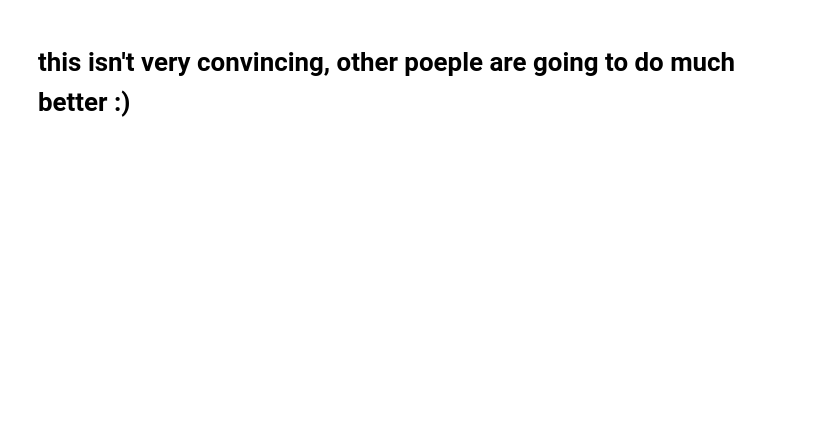
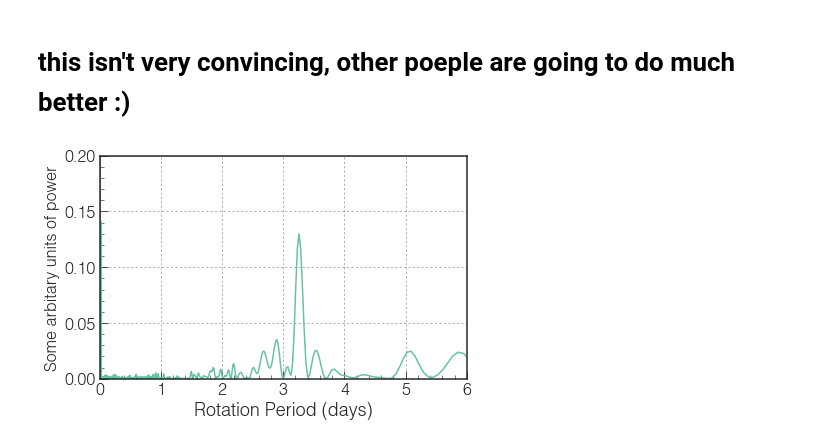
Before and after one commit to mrtommyb/trappist-lc, a Jupyter notebook: TRAPPIST-1-transit-code.ipynb, the cells around one changed output. Saved outputs shown, nothing was run; the diff lists cells and outputs as text; code cells hidden in the pictures; blank space fills up the shorter version.

```diff
--- a/TRAPPIST-1-transit-code.ipynb
+++ b/TRAPPIST-1-transit-code.ipynb
@@ -247,2 +277,16 @@ ax3.set_ylabel('Relative Change in Brightness (ppm)', fontsize=14)
 # %% [markdown]
 # this isn't very convincing, other poeple are going to do much better :)
+# %%
+from astropy.stats import LombScargle
+cc = corflux - 1.0
+frequency, power = LombScargle(t1[np.abs(cc) < 0.015],cc[np.abs(cc) < 0.015]).autopower()
+plt.plot(1./frequency, power)
+
+plt.xlim(0,6)
+plt.ylim(0,0.2)
+plt.xlabel('Rotation Period (days)', fontsize=18)
+plt.ylabel('Some arbitary units of power', fontsize=16)
+plt.grid()
+plt.minorticks_on()
+# %% [output]
+[figure, added]
```
Also changed, not shown: parts of 11 cells of this notebook, 52 other files.
